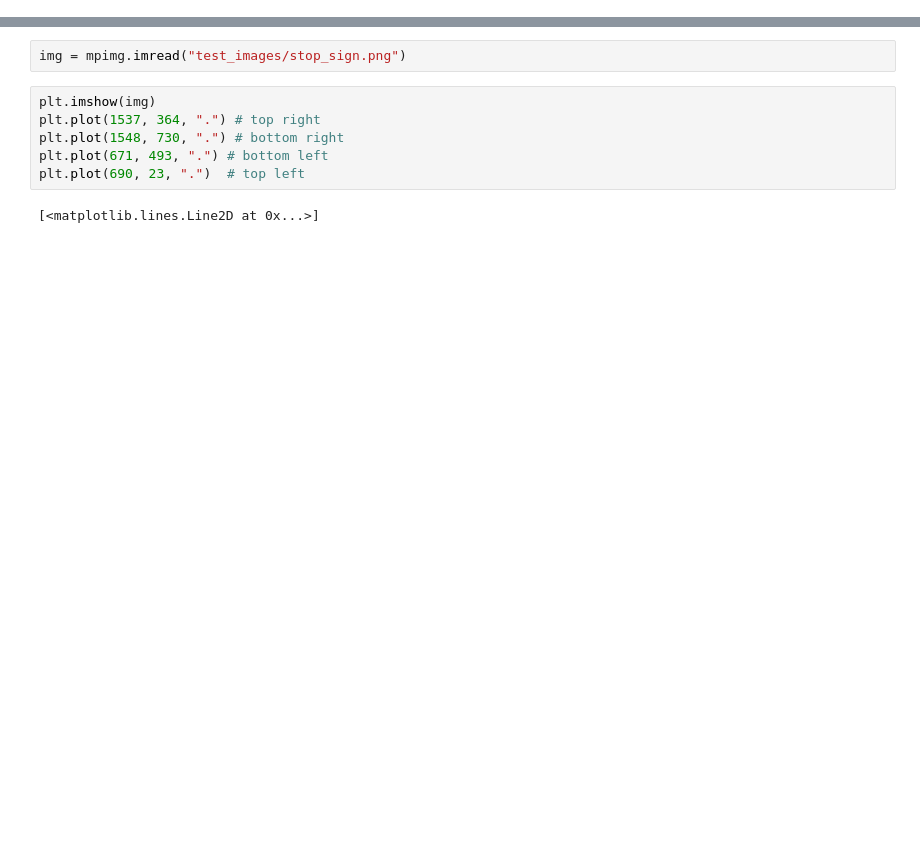
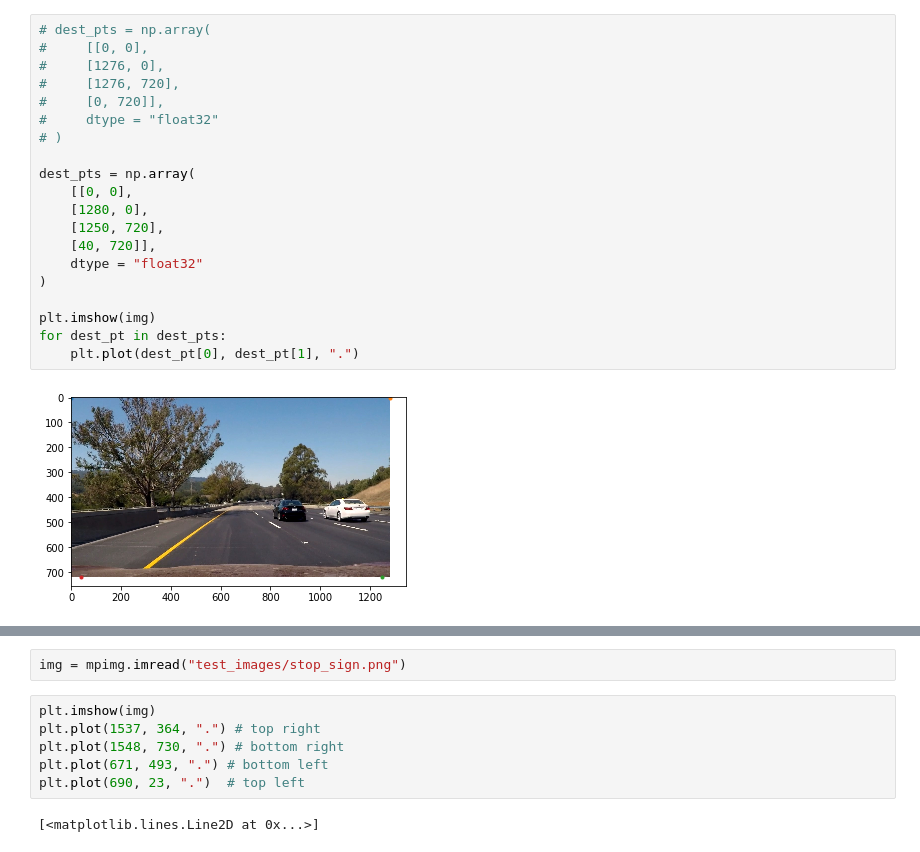
Before and after one commit to tleyden/CarND-Advanced-Lane-Lines, a Jupyter notebook: PerspectiveTransform.ipynb, the cells around one changed output, grey strips where cells are left out. Saved outputs shown, nothing was run; the diff lists cells and outputs as text; blank space fills up the shorter version.

```diff
--- a/PerspectiveTransform.ipynb
+++ b/PerspectiveTransform.ipynb
@@ -5,0 +124,22 @@ import numpy as np
+# %%
+# dest_pts = np.array(
+#     [[0, 0],
+#     [1276, 0],
+#     [1276, 720],
+#     [0, 720]],
+#     dtype = "float32"
+# )
+
+dest_pts = np.array(
+    [[0, 0],
+    [1280, 0],
+    [1250, 720],
+    [40, 720]],
+    dtype = "float32"
+)
+
+plt.imshow(img)
+for dest_pt in dest_pts:
+    plt.plot(dest_pt[0], dest_pt[1], ".")
+# %% [output]
+[figure, added]
```
Also changed, not shown: parts of 18 cells of this notebook, 4 other files.
